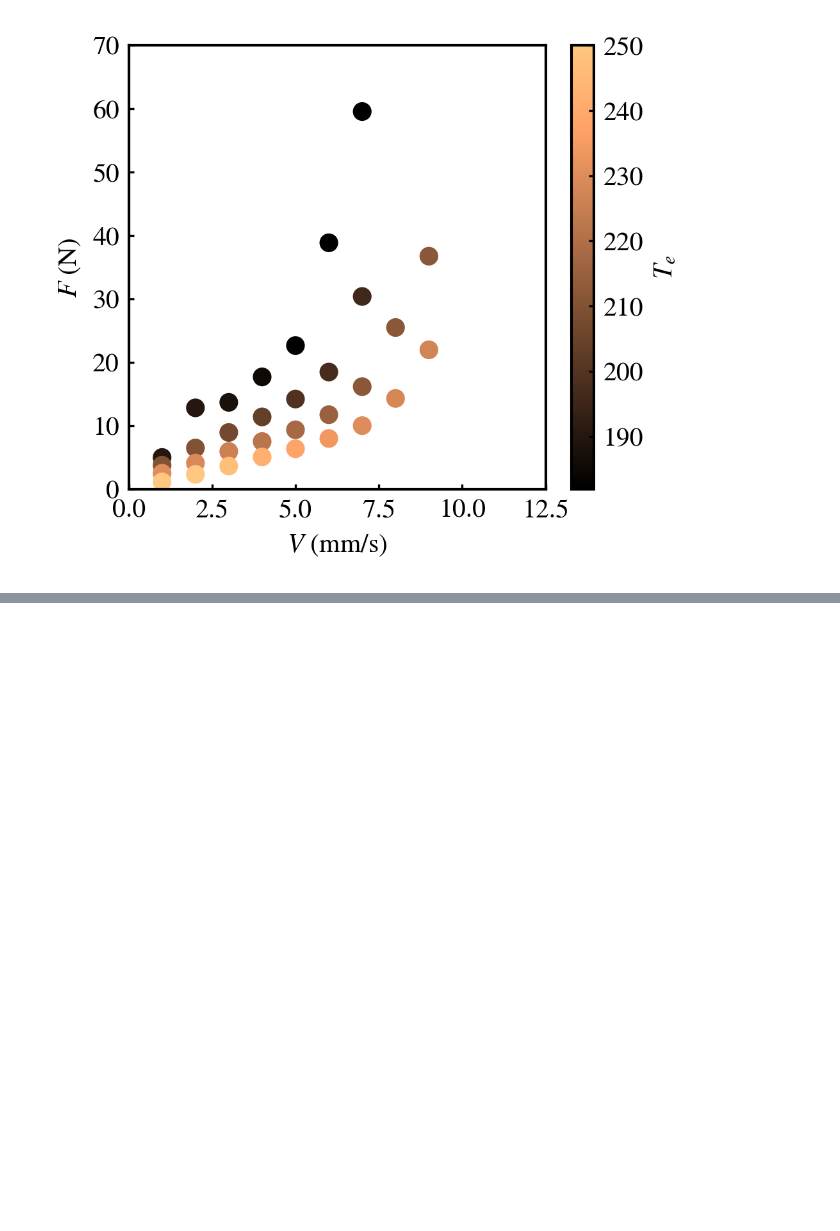
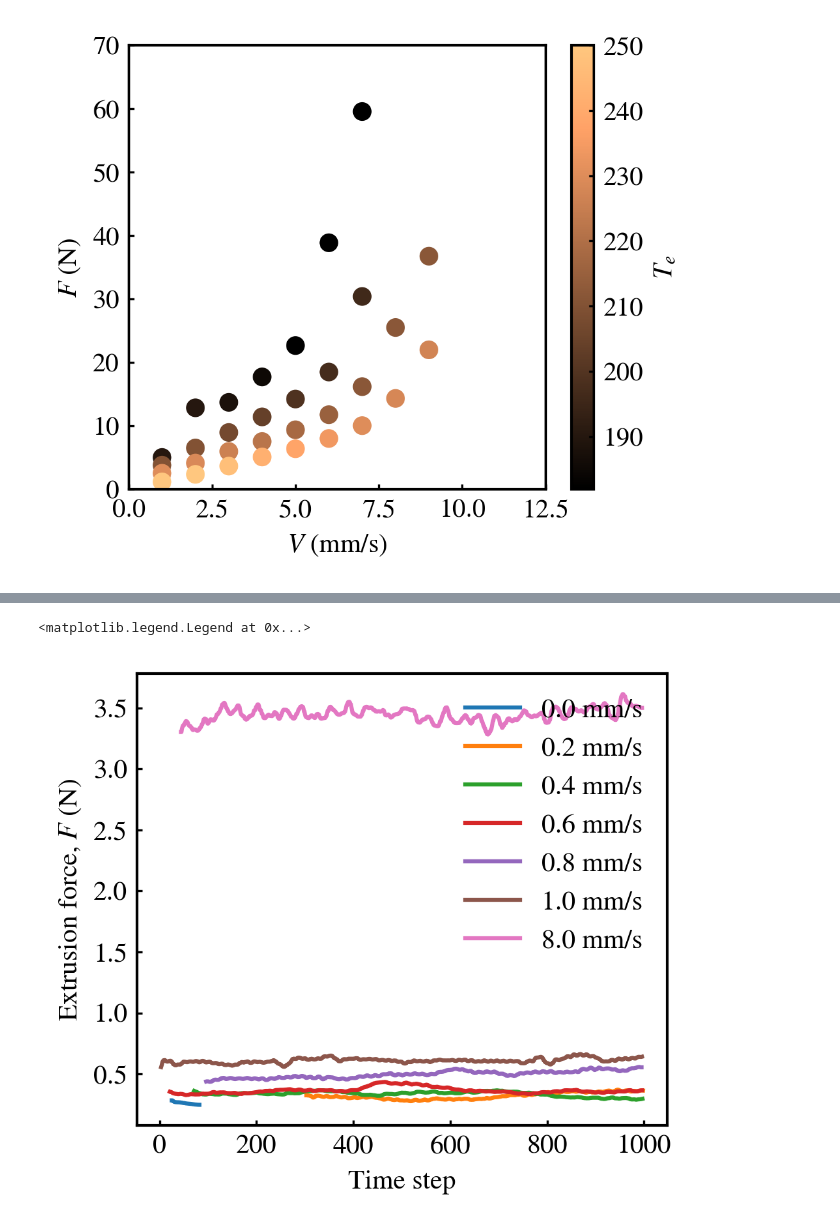
Before and after one commit to ZLoverty/ETP, a Jupyter notebook: Code/reanalysis-of-extrusion-data.ipynb, the cells around one changed output, grey strips where cells are left out. Saved outputs shown, nothing was run; the diff lists cells and outputs as text; code cells hidden in the pictures; blank space fills up the shorter version.

```diff
--- a/Code/reanalysis-of-extrusion-data.ipynb
+++ b/Code/reanalysis-of-extrusion-data.ipynb
@@ -312,0 +355,31 @@ plt.colorbar(label="Extrusion force, $F$ (N)")
+# %%
+def find_steady_state_start(data_series, window_size, threshold):
+    """
+    Finds the index where a time series reaches a steady state.
+
+    Args:
+        data_series (pd.Series): The time series data.
+        window_size (int): The number of data points in the sliding window.
+        threshold (float): The standard deviation threshold to define a steady state.
+
+    Returns:
+        int: The index of the start of the steady state, or None if not found.
+    """
+    # reset index, ignore the original index
+    data_series = data_series.reset_index(drop=True)
+
+    # Calculate the rolling standard deviation
+    rolling_std = data_series.rolling(window=window_size).std() / data_series.rolling(window=window_size).mean()
+
+    # Find the first index where the rolling_std is below the threshold
+    steady_state_candidates = rolling_std[rolling_std < threshold]
+
+    if not steady_state_candidates.empty:
+        # The start of the steady-state REGIME is the first point in that first window
+        # So we get the index of the first window that met the criteria
+        first_window_end_index = steady_state_candidates.index[0]
+        # The actual start of the data regime is the beginning of that window
+        steady_state_start_index = max(0, first_window_end_index - window_size + 1)
+        return steady_state_start_index
+    else:
+        return None # No steady state found
@@ -312,0 +410,17 @@ plt.colorbar(label="Extrusion force, $F$ (N)")
+# %%
+v_list = []
+fmean_list = []
+fstd_list = []
+for v, g in data.groupby("当前速度值 mm/s"):
+    ind = find_steady_state_start(g["压力 kg"], window_size=len(g)//10, threshold=0.02)
+    if ind is not None:
+        plt.plot(np.arange(len(g))[ind:], g["压力 kg"].iloc[ind:], label=f"{v} mm/s")
+        v_list.append(v)
+        fmean_list.append(g["压力 kg"].iloc[ind:].mean())
+        fstd_list.append(g["压力 kg"].iloc[ind:].std())
+plt.xlabel("Time step")
+plt.ylabel("Extrusion force, $F$ (N)")
+plt.legend()
+# %% [output]
+<matplotlib.legend.Legend at 0x...>
+[figure, added]
```
Also changed, not shown: parts of 18 cells of this notebook.
